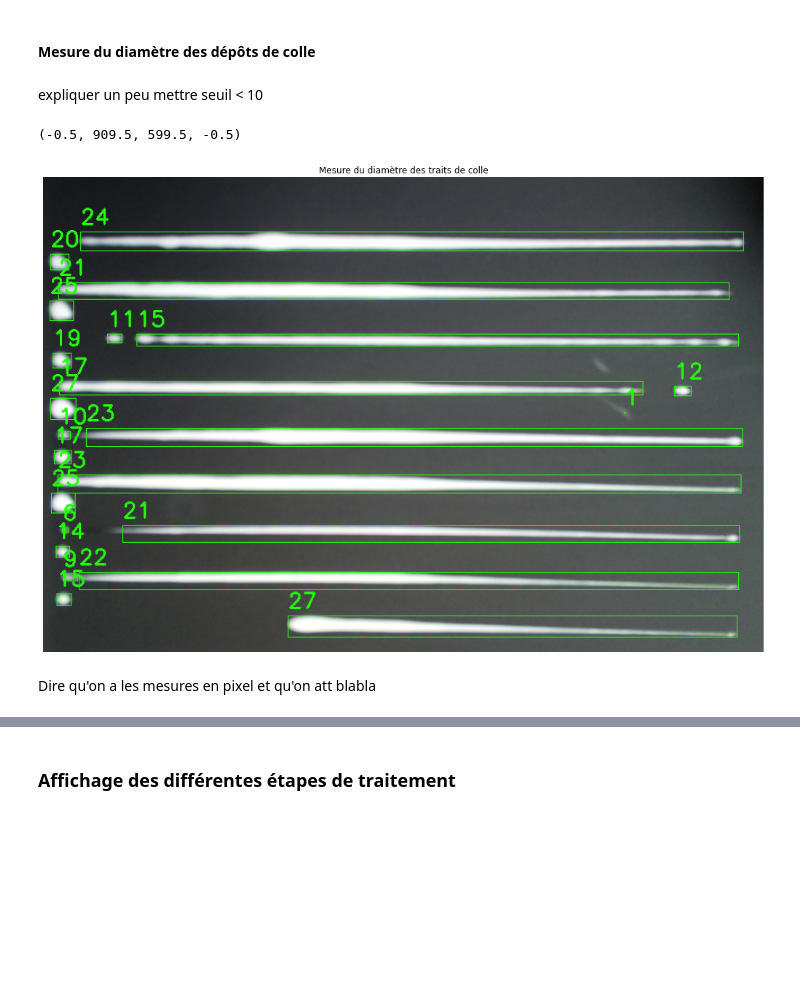
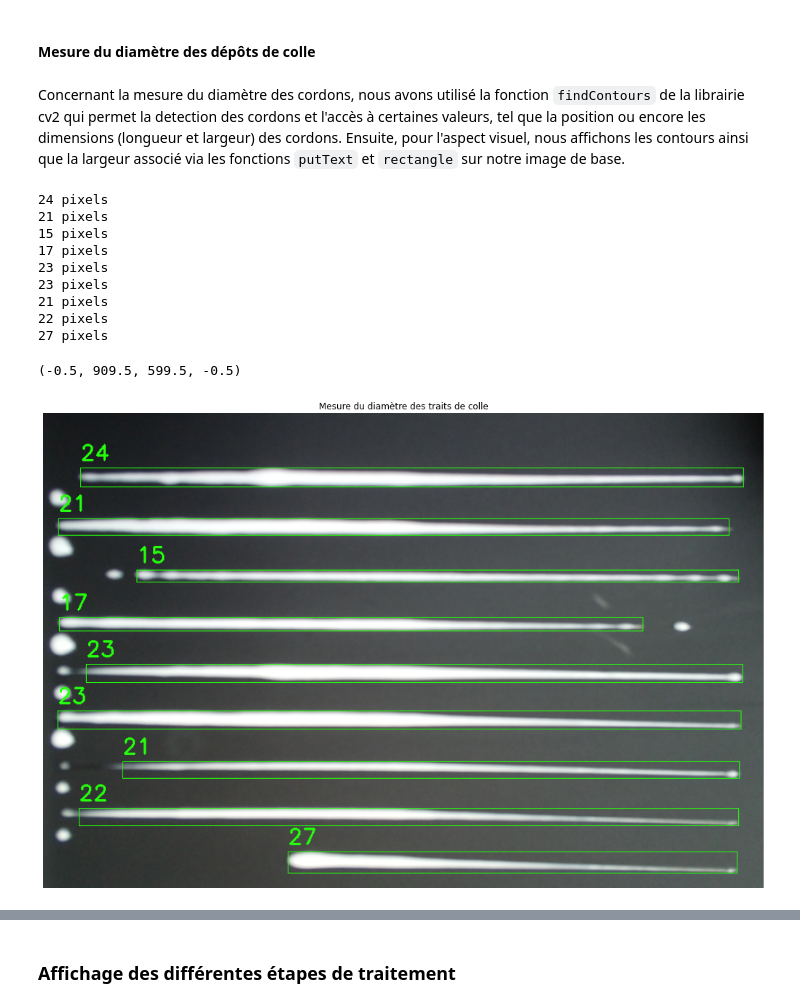
Before and after one commit to greg-ynx/Projet-Encolleuse-Image-Processing, a Jupyter notebook: images_processing.ipynb, the cells around one changed output, grey strips where cells are left out. Cells and saved outputs as stored; diff of their text form; code cells hidden in the pictures; blank space fills up the shorter version.

````diff
--- a/images_processing.ipynb
+++ b/images_processing.ipynb
@@ -142,27 +142,39 @@ plt.axis('off')
 [figure]
 # %% [markdown]
 #### Mesure du diamètre des dépôts de colle
-# %% [markdown]
-expliquer un peu
-mettre seuil < 10
+# %% [markdown]
+Concernant la mesure du diamètre des cordons, nous avons utilisé la fonction ```findContours``` de la librairie cv2 qui permet la detection des cordons et l'accès à certaines valeurs, tel que la position ou encore les dimensions (longueur et largeur) des cordons. Ensuite, pour l'aspect visuel, nous affichons les contours ainsi que la largeur associé via les fonctions ```putText``` et ```rectangle``` sur notre image de base.
 # %%
 abs_dst = cv2.convertScaleAbs(img001_binary)
 cnts = cv2.findContours(image=abs_dst, mode=cv2.RETR_TREE, method=cv2.CHAIN_APPROX_NONE)
 
 cnts = cnts[0] if len(cnts) == 2 else cnts[1]
+lines = []
 for c in cnts:
     x,y,w,h = cv2.boundingRect(c)
-    cv2.putText(img001, str(h), (x,y - 10), cv2.FONT_HERSHEY_SIMPLEX, 0.9, (36,255,12), 2)
-    cv2.rectangle(img001, (x, y), (x + w, y + h), (36,255,12), 1)
+    if(w > 50):
+        cv2.putText(img001, str(h), (x,y - 10), cv2.FONT_HERSHEY_SIMPLEX, 0.9, (36,255,12), 2)
+        cv2.rectangle(img001, (x, y), (x + w, y + h), (36,255,12), 1)
+        lines.insert(0, h)
+
+for line in lines:
+    print(str(line) + " pixels")
 
 cv2.imwrite('assets/img/processed/measure.jpg', img001)
 
 plt.figure(figsize=(18, 12))
 plt.title('Mesure du diamètre des traits de colle')
 plt.imshow(img001)
 plt.axis('off')
 # %% [output]
-(-0.5, 909.5, 599.5, -0.5)
+24 pixels
+21 pixels
+15 pixels
+17 pixels
+23 pixels
+23 pixels
+21 pixels
+22 pixels
+27 pixels
+(-0.5, 909.5, 599.5, -0.5)
-[figure, old version]
+[figure, new version]
-# %% [markdown]
-Dire qu'on a les mesures en pixel et qu'on att blabla
````
Also changed, not shown: parts of 1 cell of this notebook, 2 other files.
